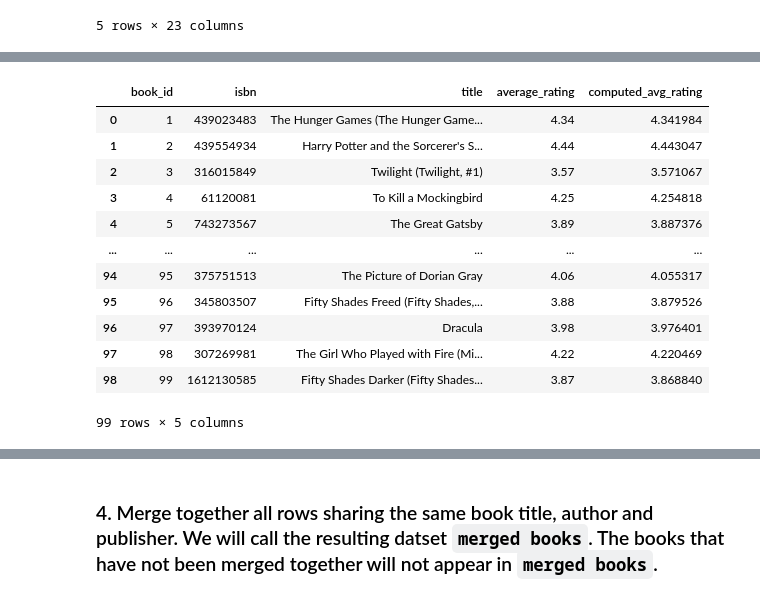
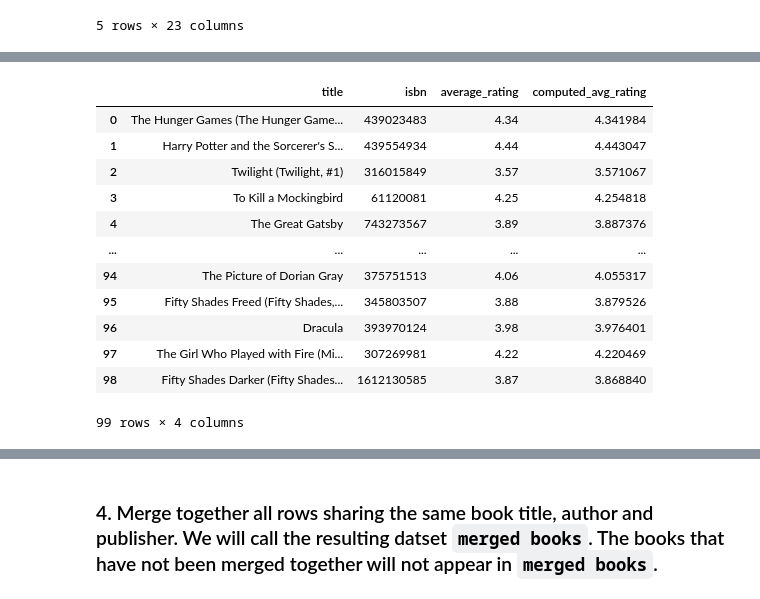
Before and after one commit to lucasammarini/FCSProject-Sammarini-TarolliBrame, a Jupyter notebook: progetto-2021.ipynb, the cells around one changed output, grey strips where cells are left out. Cells and saved outputs as stored; diff of their text form; code cells hidden in the pictures.

```diff
--- a/progetto-2021.ipynb
+++ b/progetto-2021.ipynb
@@ -162,18 +176,18 @@ Index(['book_id', 'goodreads_book_id', 'best_book_id', 'work_id',
 # %%
 goodbooks['computed_avg_rating'] = (goodbooks['ratings_1']+goodbooks['ratings_2']*2+goodbooks['ratings_3']*3+goodbooks['ratings_4']*4+goodbooks['ratings_5']*5)/goodbooks['work_ratings_count']
 # %%
-goodbooks[['book_id','isbn','title','average_rating','computed_avg_rating']]
+goodbooks[['title','isbn','average_rating','computed_avg_rating']]
 # %% [output]
-|  | book_id | isbn | title | average_rating | computed_avg_rating |
-| 0 | 1 | 439023483 | The Hunger Games (The Hunger Game... | 4.34 | 4.341984 |
-| 1 | 2 | 439554934 | Harry Potter and the Sorcerer's S... | 4.44 | 4.443047 |
-| 2 | 3 | 316015849 | Twilight (Twilight, #1) | 3.57 | 3.571067 |
-| 3 | 4 | 61120081 | To Kill a Mockingbird | 4.25 | 4.254818 |
-| 4 | 5 | 743273567 | The Great Gatsby | 3.89 | 3.887376 |
-| ... | ... | ... | ... | ... | ... |
-| 94 | 95 | 375751513 | The Picture of Dorian Gray | 4.06 | 4.055317 |
-| 95 | 96 | 345803507 | Fifty Shades Freed (Fifty Shades,... | 3.88 | 3.879526 |
-| 96 | 97 | 393970124 | Dracula | 3.98 | 3.976401 |
-| 97 | 98 | 307269981 | The Girl Who Played with Fire (Mi... | 4.22 | 4.220469 |
-| 98 | 99 | 1612130585 | Fifty Shades Darker (Fifty Shades... | 3.87 | 3.868840 |
+|  | title | isbn | average_rating | computed_avg_rating |
+| 0 | The Hunger Games (The Hunger Game... | 439023483 | 4.34 | 4.341984 |
+| 1 | Harry Potter and the Sorcerer's S... | 439554934 | 4.44 | 4.443047 |
+| 2 | Twilight (Twilight, #1) | 316015849 | 3.57 | 3.571067 |
+| 3 | To Kill a Mockingbird | 61120081 | 4.25 | 4.254818 |
+| 4 | The Great Gatsby | 743273567 | 3.89 | 3.887376 |
+| ... | ... | ... | ... | ... |
+| 94 | The Picture of Dorian Gray | 375751513 | 4.06 | 4.055317 |
+| 95 | Fifty Shades Freed (Fifty Shades,... | 345803507 | 3.88 | 3.879526 |
+| 96 | Dracula | 393970124 | 3.98 | 3.976401 |
+| 97 | The Girl Who Played with Fire (Mi... | 307269981 | 4.22 | 4.220469 |
+| 98 | Fifty Shades Darker (Fifty Shades... | 1612130585 | 3.87 | 3.868840 |
-99 rows × 5 columns
+99 rows × 4 columns
```
Also changed, not shown: parts of 11 cells of this notebook.
